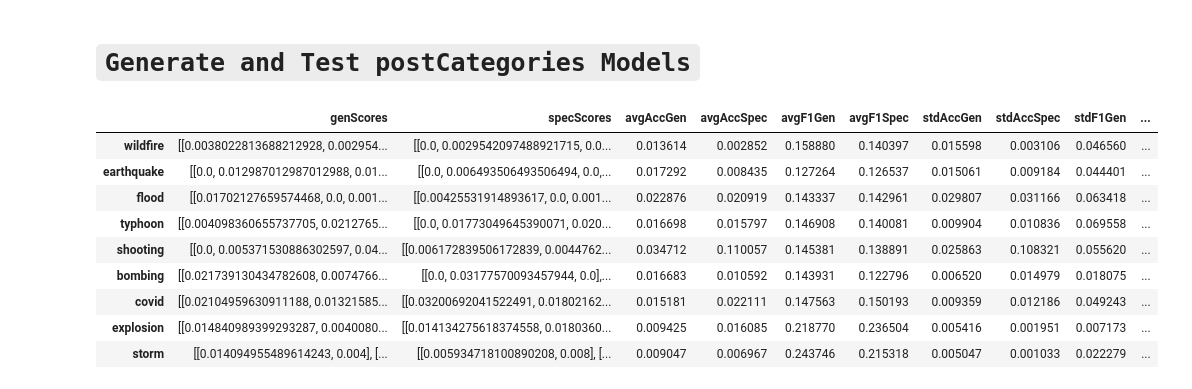
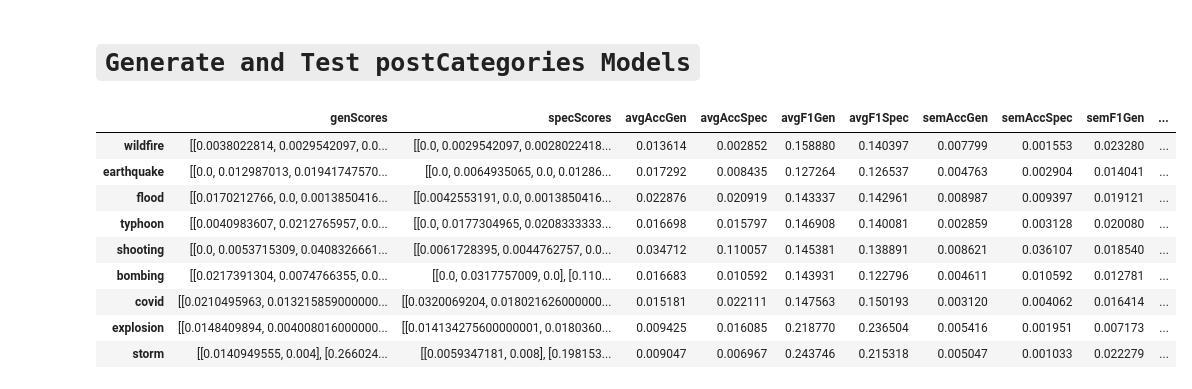
Before and after one commit to acpedersen/REU-2021, a Jupyter notebook: train-models.ipynb, the cells around one changed output. Cells and saved outputs as stored; diff of their text form; code cells hidden in the pictures.

```diff
--- a/train-models.ipynb
+++ b/train-models.ipynb
@@ -318,31 +318,31 @@ for event in tqdm(eventTypes, position=0, desc='Events'):
 # %%
 #Store cat scores in readable format
 catScoreDf = pd.DataFrame(columns=['genScores', 'specScores',
                                    'avgAccGen', 'avgAccSpec', 'avgF1Gen', 'avgF1Spec',
-                                   'stdAccGen', 'stdAccSpec', 'stdF1Gen', 'stdF1Spec'])
+                                   'semAccGen', 'semAccSpec', 'semF1Gen', 'semF1Spec'])
 for event in eventTypes:
     row = pd.Series(
         {
             'genScores': genCatScores[event], 'specScores': specCatScores[event],
             'avgAccGen': np.mean(genCatScores[event][0]), 'avgAccSpec': np.mean(specCatScores[event][0]),
             'avgF1Gen': np.mean(genCatScores[event][1]), 'avgF1Spec': np.mean(specCatScores[event][1]),
-            'stdAccGen': np.std(genCatScores[event][0]), 'stdAccSpec': np.std(specCatScores[event][0]),
-            'stdF1Gen': np.std(genCatScores[event][1]), 'stdF1Spec': np.std(specCatScores[event][1])
+            'semAccGen': stats.sem(genCatScores[event][0]), 'semAccSpec': stats.sem(specCatScores[event][0]),
+            'semF1Gen': stats.sem(genCatScores[event][1]), 'semF1Spec': stats.sem(specCatScores[event][1])
         }, name=event)
     catScoreDf = catScoreDf.append(row)
 
 catScoreDf
 # %% [output]
-|  | genScores | specScores | avgAccGen | avgAccSpec | avgF1Gen | avgF1Spec | stdAccGen | stdAccSpec | stdF1Gen | ... |
-| wildfire | [[0.0038022813688212928, 0.002954... | [[0.0, 0.0029542097488921715, 0.0... | 0.013614 | 0.002852 | 0.158880 | 0.140397 | 0.015598 | 0.003106 | 0.046560 | ... |
-| earthquake | [[0.0, 0.012987012987012988, 0.01... | [[0.0, 0.006493506493506494, 0.0,... | 0.017292 | 0.008435 | 0.127264 | 0.126537 | 0.015061 | 0.009184 | 0.044401 | ... |
-| flood | [[0.01702127659574468, 0.0, 0.001... | [[0.00425531914893617, 0.0, 0.001... | 0.022876 | 0.020919 | 0.143337 | 0.142961 | 0.029807 | 0.031166 | 0.063418 | ... |
-| typhoon | [[0.004098360655737705, 0.0212765... | [[0.0, 0.01773049645390071, 0.020... | 0.016698 | 0.015797 | 0.146908 | 0.140081 | 0.009904 | 0.010836 | 0.069558 | ... |
-| shooting | [[0.0, 0.005371530886302597, 0.04... | [[0.006172839506172839, 0.0044762... | 0.034712 | 0.110057 | 0.145381 | 0.138891 | 0.025863 | 0.108321 | 0.055620 | ... |
-| bombing | [[0.021739130434782608, 0.0074766... | [[0.0, 0.03177570093457944, 0.0],... | 0.016683 | 0.010592 | 0.143931 | 0.122796 | 0.006520 | 0.014979 | 0.018075 | ... |
-| covid | [[0.02104959630911188, 0.01321585... | [[0.03200692041522491, 0.01802162... | 0.015181 | 0.022111 | 0.147563 | 0.150193 | 0.009359 | 0.012186 | 0.049243 | ... |
-| explosion | [[0.014840989399293287, 0.0040080... | [[0.014134275618374558, 0.0180360... | 0.009425 | 0.016085 | 0.218770 | 0.236504 | 0.005416 | 0.001951 | 0.007173 | ... |
-| storm | [[0.014094955489614243, 0.004], [... | [[0.005934718100890208, 0.008], [... | 0.009047 | 0.006967 | 0.243746 | 0.215318 | 0.005047 | 0.001033 | 0.022279 | ... |
+|  | genScores | specScores | avgAccGen | avgAccSpec | avgF1Gen | avgF1Spec | semAccGen | semAccSpec | semF1Gen | ... |
+| wildfire | [[0.0038022814, 0.0029542097, 0.0... | [[0.0, 0.0029542097, 0.0028022418... | 0.013614 | 0.002852 | 0.158880 | 0.140397 | 0.007799 | 0.001553 | 0.023280 | ... |
+| earthquake | [[0.0, 0.012987013, 0.01941747570... | [[0.0, 0.0064935065, 0.0, 0.01286... | 0.017292 | 0.008435 | 0.127264 | 0.126537 | 0.004763 | 0.002904 | 0.014041 | ... |
+| flood | [[0.0170212766, 0.0, 0.0013850416... | [[0.0042553191, 0.0, 0.0013850416... | 0.022876 | 0.020919 | 0.143337 | 0.142961 | 0.008987 | 0.009397 | 0.019121 | ... |
+| typhoon | [[0.0040983607, 0.0212765957, 0.0... | [[0.0, 0.0177304965, 0.0208333333... | 0.016698 | 0.015797 | 0.146908 | 0.140081 | 0.002859 | 0.003128 | 0.020080 | ... |
+| shooting | [[0.0, 0.0053715309, 0.0408326661... | [[0.0061728395, 0.0044762757, 0.0... | 0.034712 | 0.110057 | 0.145381 | 0.138891 | 0.008621 | 0.036107 | 0.018540 | ... |
+| bombing | [[0.0217391304, 0.0074766355, 0.0... | [[0.0, 0.0317757009, 0.0], [0.110... | 0.016683 | 0.010592 | 0.143931 | 0.122796 | 0.004611 | 0.010592 | 0.012781 | ... |
+| covid | [[0.0210495963, 0.013215859000000... | [[0.0320069204, 0.018021626000000... | 0.015181 | 0.022111 | 0.147563 | 0.150193 | 0.003120 | 0.004062 | 0.016414 | ... |
+| explosion | [[0.0148409894, 0.004008016000000... | [[0.014134275600000001, 0.0180360... | 0.009425 | 0.016085 | 0.218770 | 0.236504 | 0.005416 | 0.001951 | 0.007173 | ... |
+| storm | [[0.0140949555, 0.004], [0.266024... | [[0.0059347181, 0.008], [0.198153... | 0.009047 | 0.006967 | 0.243746 | 0.215318 | 0.005047 | 0.001033 | 0.022279 | ... |
 # %%
 #Save cat scores
 catScoreDf.to_json("Trec_data/catScoreDF.json")
```
Also changed, not shown: parts of 1 cell of this notebook, 1 other file.
